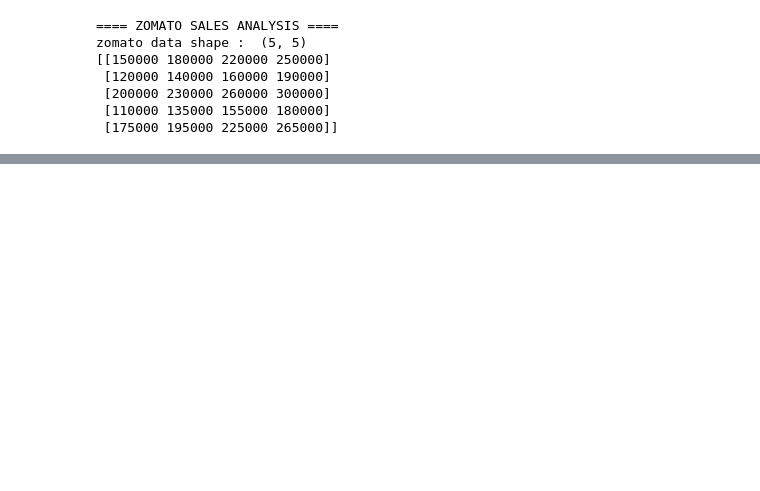
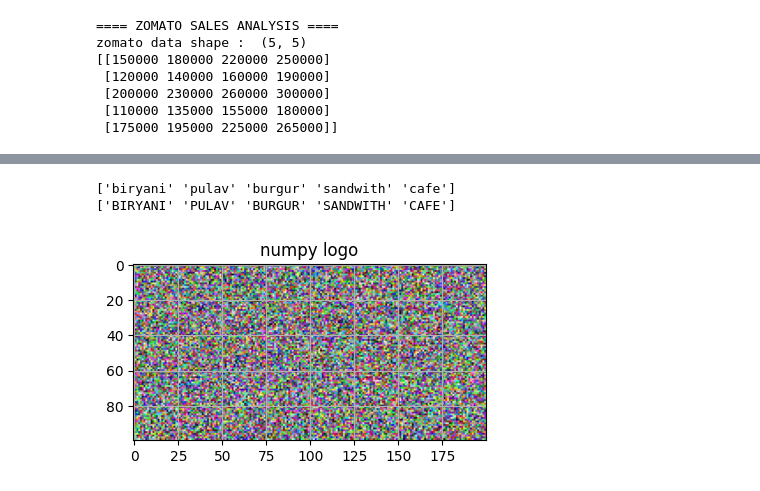
Before and after one commit to PremKarhale/Numpy, a Jupyter notebook: phase-3.ipynb, the cells around one changed output, grey strips where cells are left out. Saved outputs shown, nothing was run; the diff lists cells and outputs as text; code cells hidden in the pictures; blank space fills up the shorter version.

Commit message:
np.load('numpy-logo.npy')

```diff
--- a/phase-3.ipynb
+++ b/phase-3.ipynb
@@ -25,0 +95,22 @@ zomato data shape :  (5, 5)
+# %%
+restorent_types =np.array(['biryani','pulav','burgur','sandwith','cafe'])
+print(restorent_types)
+vectorized_upper = np.vectorize(str.upper)
+print(vectorized_upper(restorent_types))
+# %% [output]
+['biryani' 'pulav' 'burgur' 'sandwith' 'cafe']
+['BIRYANI' 'PULAV' 'BURGUR' 'SANDWITH' 'CAFE']
+# %%
+logo_data = np.random.rand(100,200,3) # creates the logo file
+try:
+    logo = np.load('numpy-logo.npy')
+    # Display
+    plt.figure(figsize=(10, 5))
+    plt.subplot(121)
+    plt.imshow(logo)
+    plt.title("numpy logo")  # Fixed: title (not tilte)
+    plt.grid(True)           # Fixed: True (not 'True')
+except FileNotFoundError:
+    print("file not found")
+# %% [output]
+[figure, added]
```
Also changed, not shown: parts of 7 cells of this notebook.
